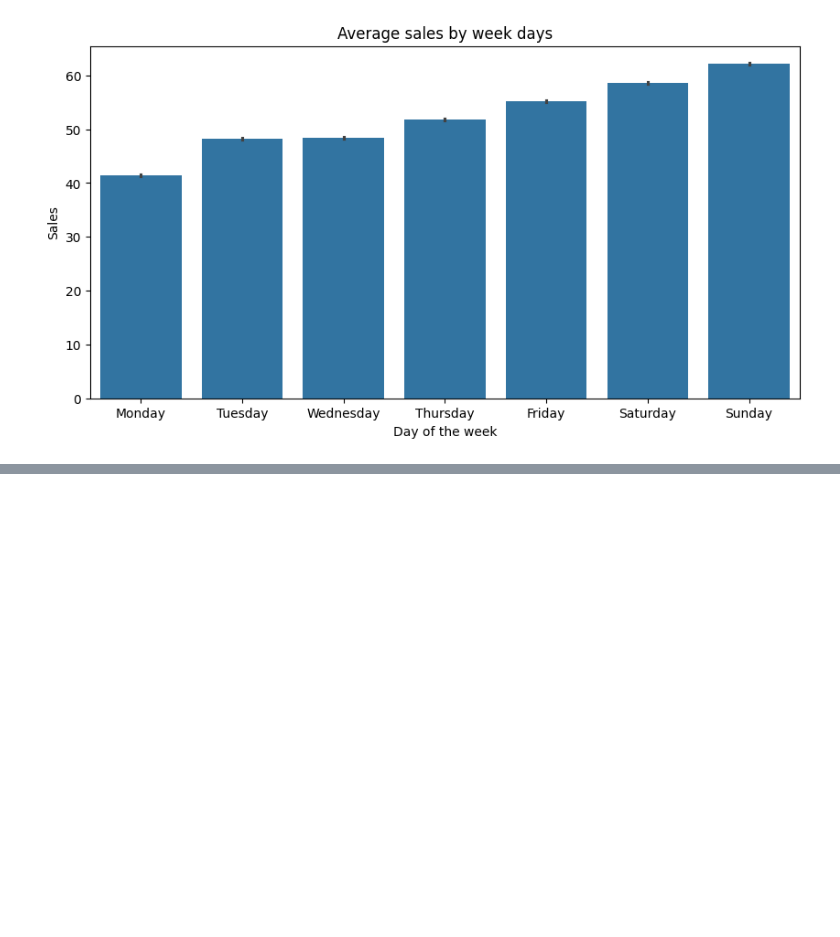
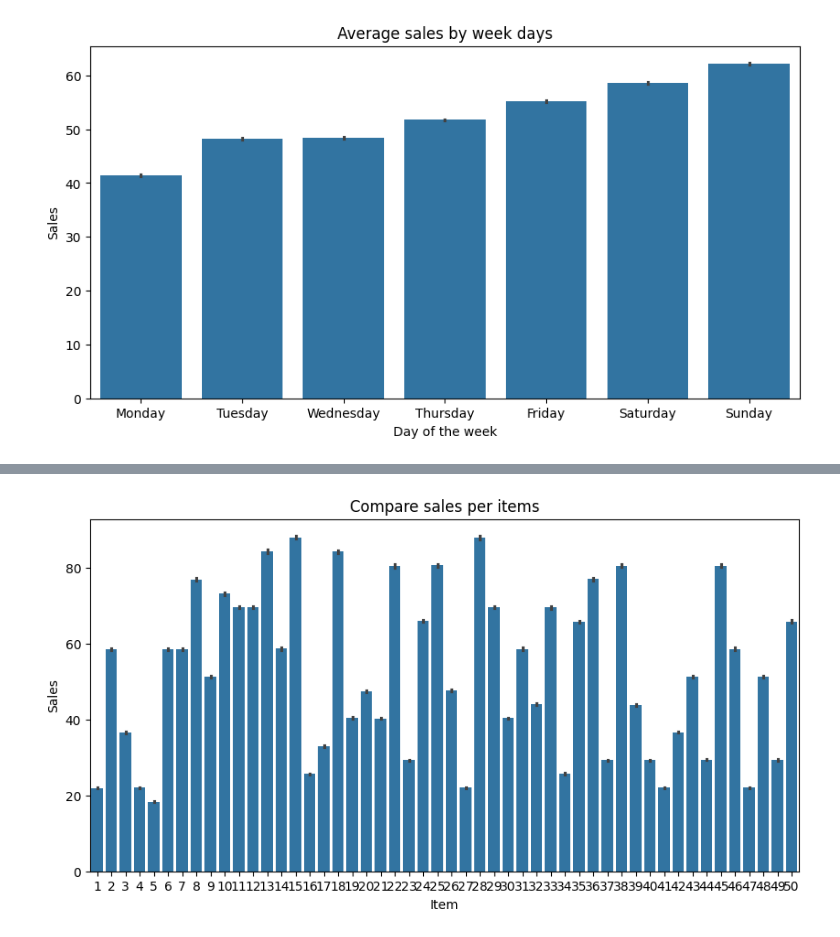
Before and after one commit to DanielSzakacs/ML-Sales-Demand-Forecasting-MLOps, a Jupyter notebook: notebooks/Eda.ipynb, the cells around one changed output, grey strips where cells are left out. Drawn from its saved outputs; the diff is of its cells as text; code cells hidden in the pictures; blank space fills up the shorter version.

```diff
--- a/notebooks/Eda.ipynb
+++ b/notebooks/Eda.ipynb
@@ -118,0 +114,9 @@ plt.show()
+# %%
+plt.figure(figsize=(10,5))
+sns.barplot(x="item", y="sales", data=df)
+plt.title("Compare sales per items")
+plt.xlabel("Item")
+plt.ylabel("Sales")
+plt.show()
+# %% [output]
+[figure, added]
```
Also changed, not shown: parts of 10 cells of this notebook, 1 other file.
